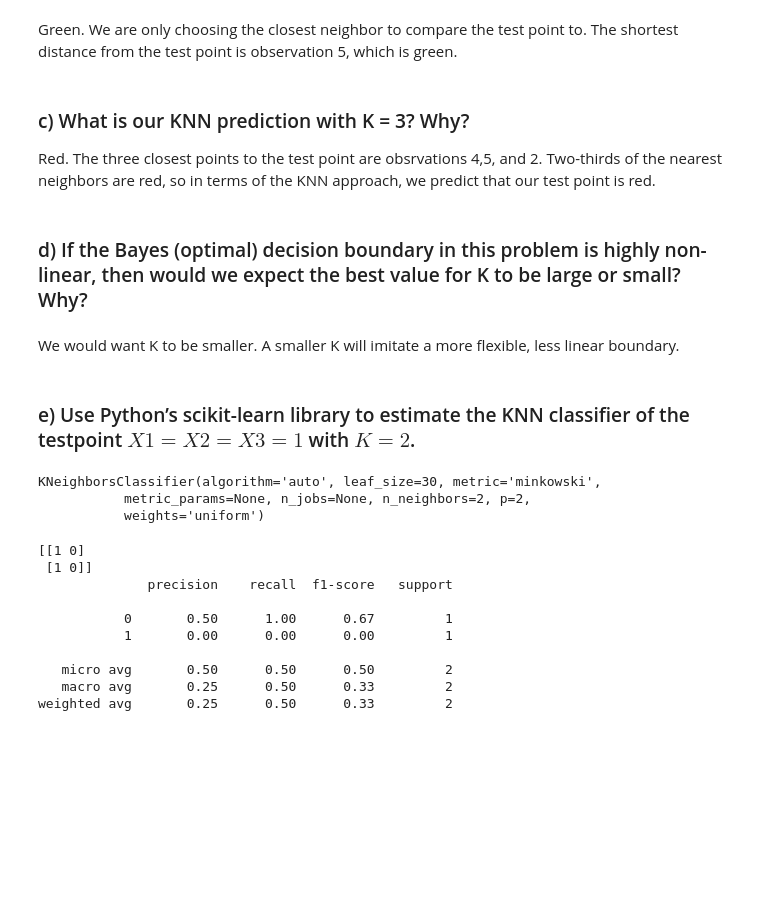
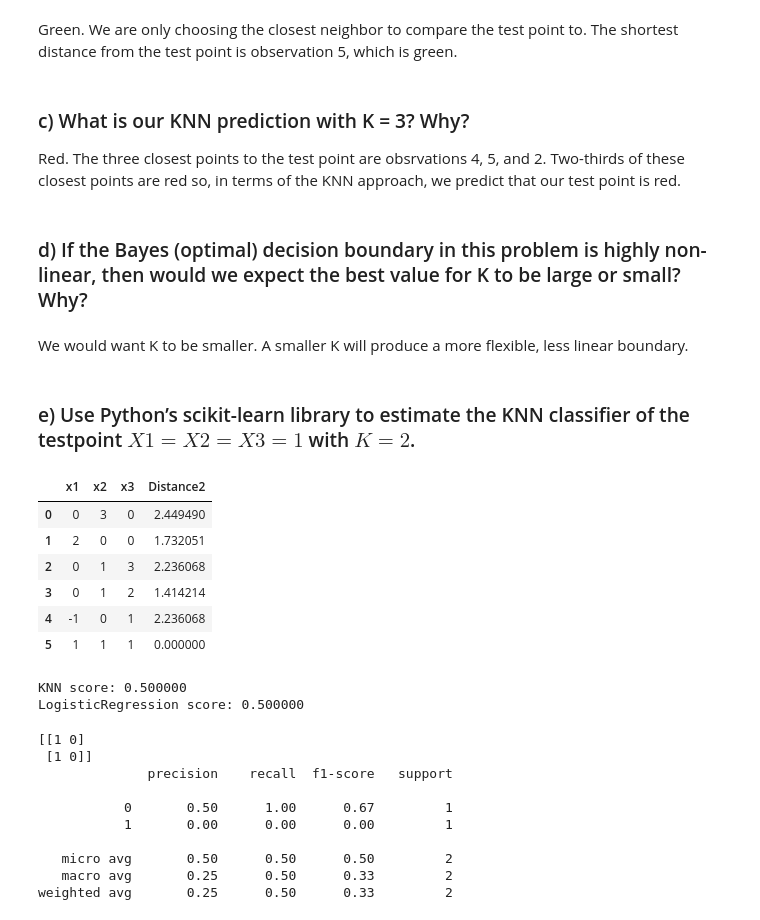
Before and after one commit to JoshLaven/persp-model-econ_w20, a Jupyter notebook: ProblemSets/PS6/PS6Laven.ipynb, the cells around one changed output. Drawn from its saved outputs; the diff is of its cells as text; code cells hidden in the pictures; blank space fills up the shorter version.

```diff
--- a/ProblemSets/PS6/PS6Laven.ipynb
+++ b/ProblemSets/PS6/PS6Laven.ipynb
@@ -243,21 +252,36 @@ Green. We are only choosing the closest neighbor to compare the test point to. T
 # %% [markdown]
 ### c) What is our KNN prediction with K = 3? Why?
 
-Red. The three closest points to the test point are obsrvations 4,5, and 2. Two-thirds of the nearest neighbors are red, so in terms of the KNN approach, we predict that our test point is red.
+Red. The three closest points to the test point are obsrvations 4, 5, and 2. Two-thirds of these closest points are red so, in terms of the KNN approach, we predict that our test point is red.
 # %% [markdown]
 ### d) If the Bayes (optimal) decision boundary in this problem is highly non-linear, then would we expect the best value for K to be large or small? Why?
 # %% [markdown]
-We would want K to be smaller. A smaller K will imitate a more flexible, less linear boundary.
+We would want K to be smaller. A smaller K will produce a more flexible, less linear boundary.
 # %% [markdown]
 ### e) Use Python’s scikit-learn library to estimate the KNN classifier of the testpoint $X1 = X2 = X3 = 1$ with $K=2$.
 # %%
+from sklearn import datasets, neighbors, linear_model
 from sklearn.neighbors import KNeighborsClassifier
+
+#Create new arrays
+
 #Red = 0
 #Green = 1
 
 X = pd.DataFrame()
 X['x1'] = [0,2,0,0,-1,1]
 X['x2'] = [3,0,1,1,0,1]
 X['x3'] = [0,0,3,2,1,1]
+X['Distance2'] = np.sqrt(((X['x1']-1)**2) + ((X['x2']-1)**2) + ((X['x3']-1)**2))
 
-X['Distance2'] = np.sqrt(((X['x1']-1)**2) + ((X['x2']-1)**2) + ((X['x3']-1)**2))
+yb = np.array([0,0,0,1,1,0])
+Xb = X[['x1','x2','x3','Distance2']].values
+X
+# %% [output]
+|  | x1 | x2 | x3 | Distance2 |
+| 0 | 0 | 3 | 0 | 2.449490 |
+| 1 | 2 | 0 | 0 | 1.732051 |
+| 2 | 0 | 1 | 3 | 2.236068 |
+| 3 | 0 | 1 | 2 | 1.414214 |
+| 4 | -1 | 0 | 1 | 2.236068 |
+| 5 | 1 | 1 | 1 | 0.000000 |
@@ -271,8 +292,0 @@ Xb_train, Xb_test, yb_train, yb_test = train_test_split(Xb, Yb, test_size=0.2, r
-# %%
-from sklearn.neighbors import KNeighborsClassifier
-classifier = KNeighborsClassifier(n_neighbors=2)
-classifier.fit(Xb_train, yb_train)
-# %% [output]
-KNeighborsClassifier(algorithm='auto', leaf_size=30, metric='minkowski',
-           metric_params=None, n_jobs=None, n_neighbors=2, p=2,
-           weights='uniform')
@@ -281,2 +293,12 @@ yb_pred = classifier.predict(Xb_test)
+# %%
+#Run analysis
+logistic = linear_model.LogisticRegression()
+classifier = KNeighborsClassifier(n_neighbors=2)
+print('KNN score: %f' % classifier.fit(Xb_train, yb_train).score(Xb_test, yb_test))
+print('LogisticRegression score: %f'
+      % logistic.fit(Xb_train, yb_train).score(Xb_test, yb_test))
+# %% [output]
+KNN score: 0.500000
+LogisticRegression score: 0.500000
 # %%
 from sklearn.metrics import classification_report, confusion_matrix
```
Also changed, not shown: parts of 22 cells of this notebook.
